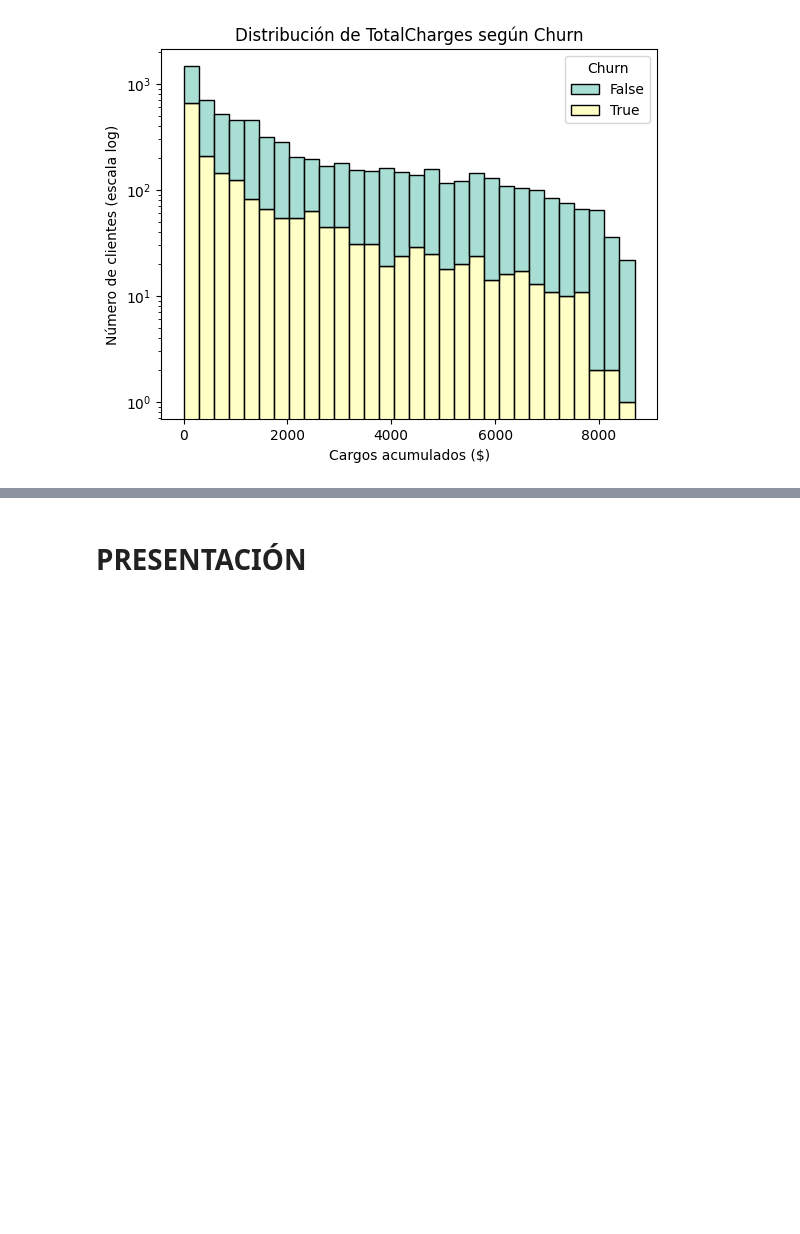
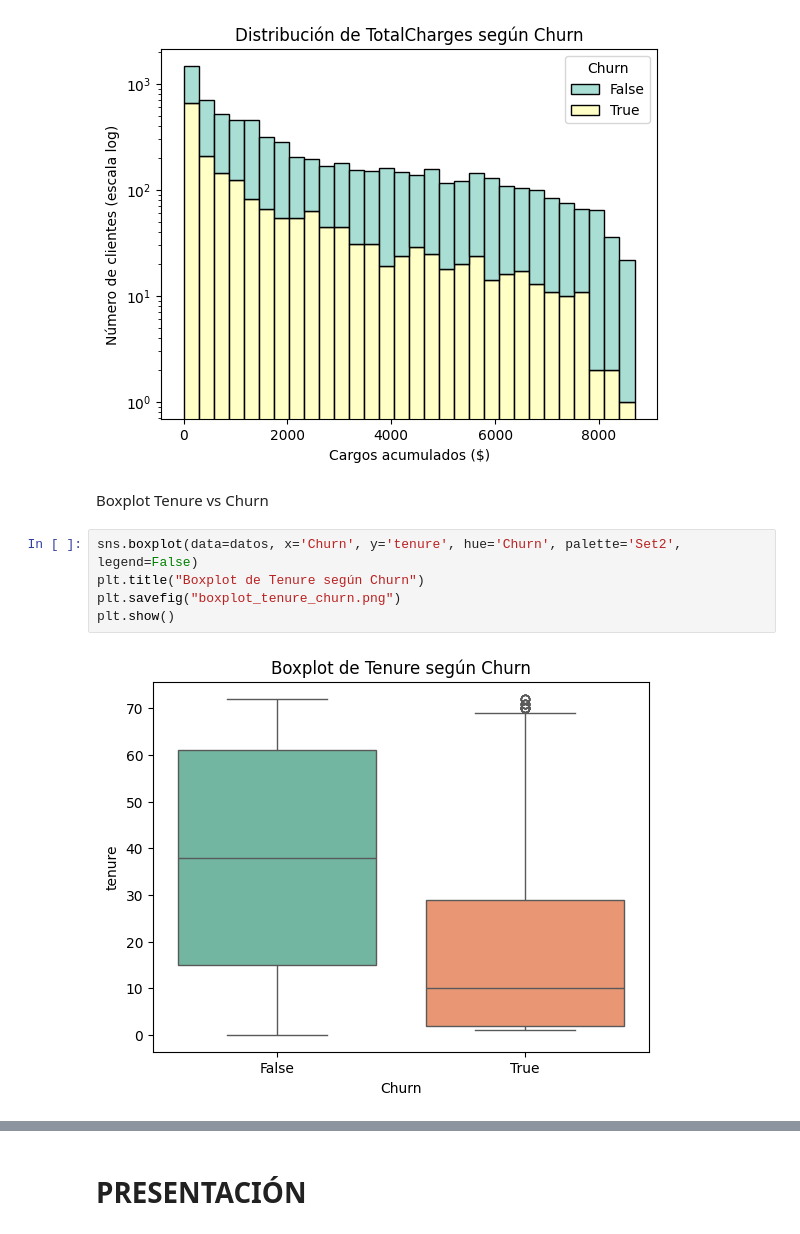
Before and after one commit to mauloredo/Challenge_Telecom_X2, a Jupyter notebook: x2.ipynb, the cells around one changed output, grey strips where cells are left out. Saved outputs shown, nothing was run; the diff lists cells and outputs as text; blank space fills up the shorter version.

```diff
--- a/x2.ipynb
+++ b/x2.ipynb
@@ -414,3 +430,12 @@ plt.savefig("hist_totalcharges_churn.png")
 plt.show()
 # %% [output]
 [figure]
+# %% [markdown]
+Boxplot Tenure vs Churn
+# %%
+sns.boxplot(data=datos, x='Churn', y='tenure', hue='Churn', palette='Set2', legend=False)
+plt.title("Boxplot de Tenure según Churn")
+plt.savefig("boxplot_tenure_churn.png")
+plt.show()
+# %% [output]
+[figure, added]
```
Also changed, not shown: parts of 6 cells of this notebook.
